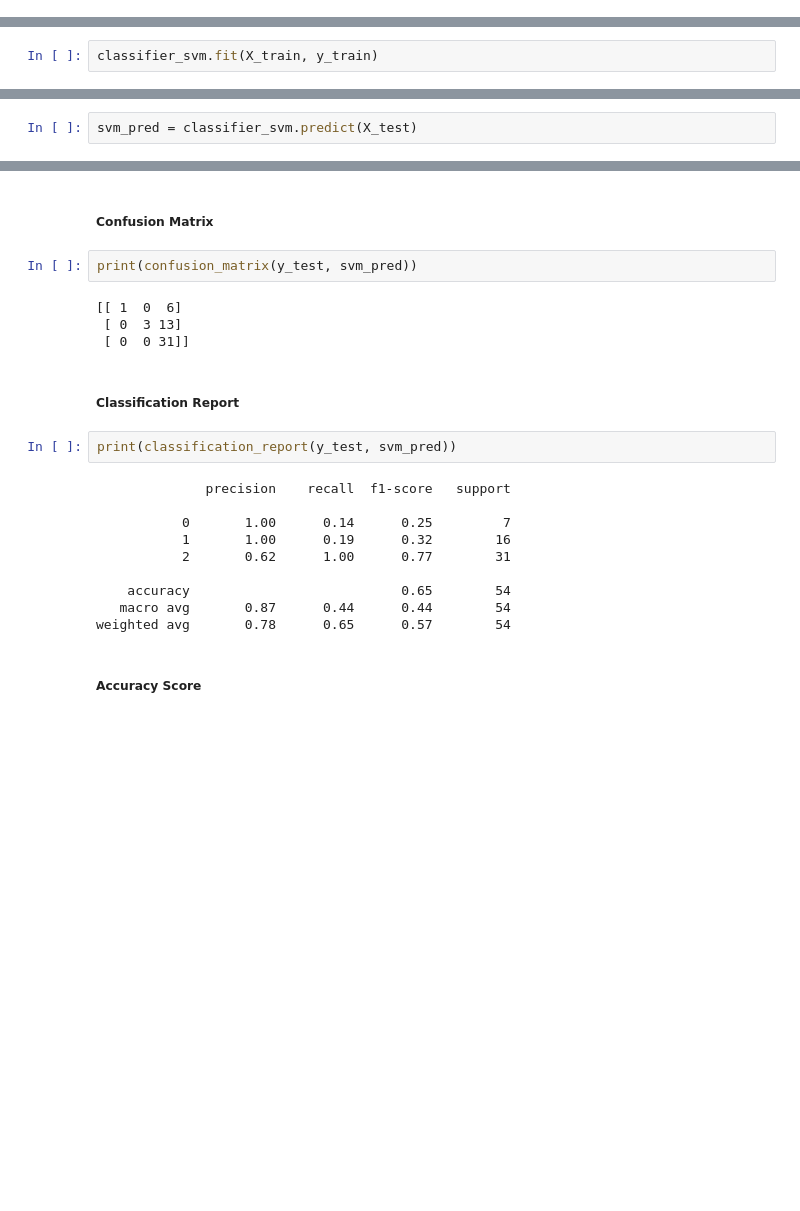
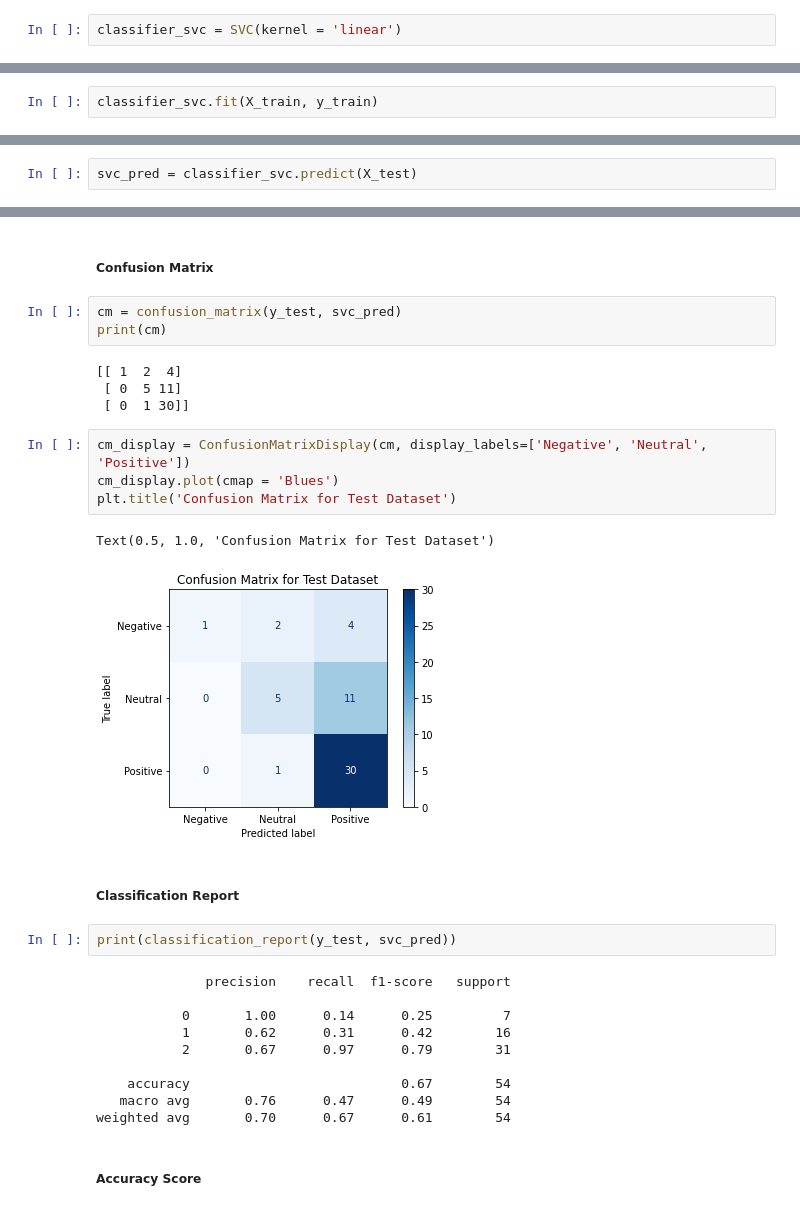
Before and after one commit to baishalidutta/EPAR-Sentiment-Analysis, a Jupyter notebook: notebook/epar_sentiment_analysis.ipynb, the cells around one changed output, grey strips where cells are left out. Saved outputs shown, nothing was run; the diff lists cells and outputs as text; blank space fills up the shorter version.

```diff
--- a/notebook/epar_sentiment_analysis.ipynb
+++ b/notebook/epar_sentiment_analysis.ipynb
@@ -313 +311,3 @@ classifier_svm = SVC(kernel = 'rbf', random_state = 0)
+# %%
+classifier_svc = SVC(kernel = 'linear')
 # %% [markdown]
@@ -315,3 +315,3 @@ classifier_svm = SVC(kernel = 'rbf', random_state = 0)
 # %%
-classifier_svm.fit(X_train, y_train)
+classifier_svc.fit(X_train, y_train)
 # %% [output]
@@ -319,31 +319,39 @@ SVC(random_state=0)
 # %% [markdown]
 #### Prediction on the test data
 # %%
-svm_pred = classifier_svm.predict(X_test)
+svc_pred = classifier_svc.predict(X_test)
 # %% [markdown]
 #### Evaluation Matrices
 # %% [markdown]
 ##### Confusion Matrix
-# %%
-print(confusion_matrix(y_test, svm_pred))
-# %% [output]
-[[ 1  0  6]
- [ 0  3 13]
- [ 0  0 31]]
+# %%
+cm = confusion_matrix(y_test, svc_pred)
+print(cm)
+# %% [output]
+[[ 1  2  4]
+ [ 0  5 11]
+ [ 0  1 30]]
+# %%
+cm_display = ConfusionMatrixDisplay(cm, display_labels=['Negative', 'Neutral', 'Positive'])
+cm_display.plot(cmap = 'Blues')
+plt.title('Confusion Matrix for Test Dataset')
+# %% [output]
+Text(0.5, 1.0, 'Confusion Matrix for Test Dataset')
+[figure, added]
 # %% [markdown]
 ##### Classification Report
 # %%
-print(classification_report(y_test, svm_pred))
+print(classification_report(y_test, svc_pred))
 # %% [output]
               precision    recall  f1-score   support
 
            0       1.00      0.14      0.25         7
-           1       1.00      0.19      0.32        16
-           2       0.62      1.00      0.77        31
+           1       0.62      0.31      0.42        16
+           2       0.67      0.97      0.79        31
 
-    accuracy                           0.65        54
-   macro avg       0.87      0.44      0.44        54
-weighted avg       0.78      0.65      0.57        54
+    accuracy                           0.67        54
+   macro avg       0.76      0.47      0.49        54
+weighted avg       0.70      0.67      0.61        54
 # %% [markdown]
 ##### Accuracy Score
 # %%
```
Also changed, not shown: parts of 70 cells of this notebook.
